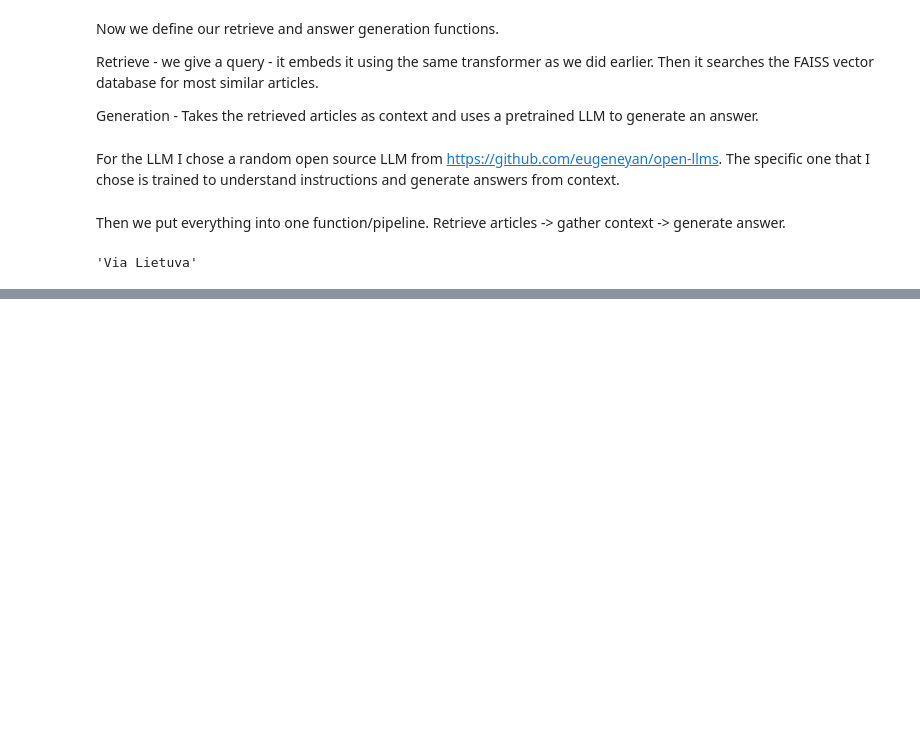
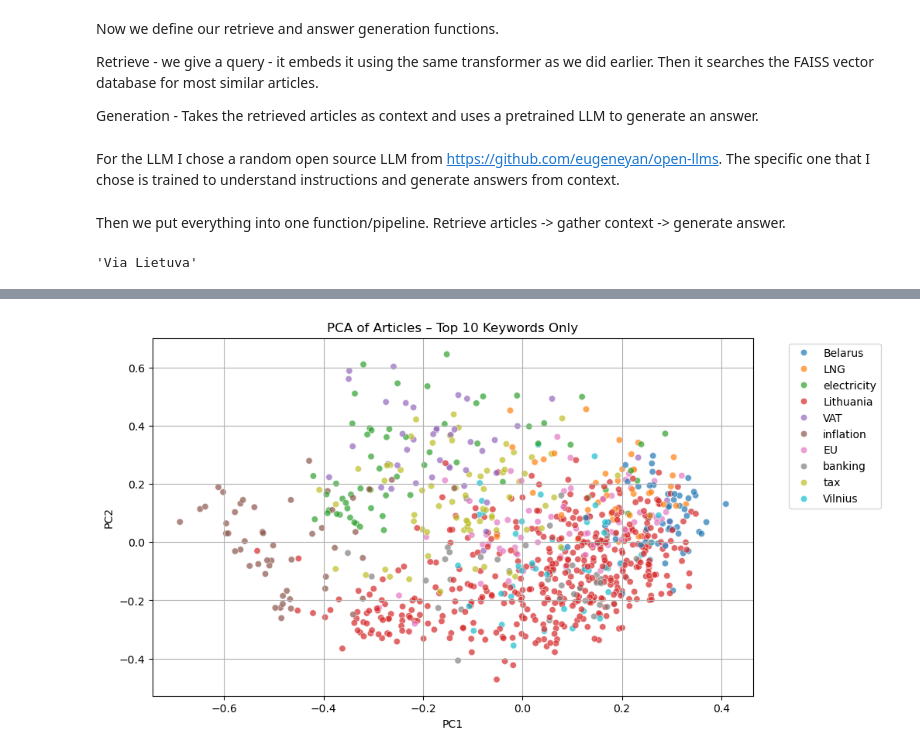
Before and after one commit to RolandGulbinovic/deep_learning, a Jupyter notebook: Task_2.ipynb, the cells around one changed output, grey strips where cells are left out. Saved outputs shown, nothing was run; the diff lists cells and outputs as text; code cells hidden in the pictures; blank space fills up the shorter version.

```diff
--- a/Task_2.ipynb
+++ b/Task_2.ipynb
@@ -264,0 +266,11 @@ People: ['Vilius Šapoka', 'Gintautas Pangonis']
+# %%
+for i, article in enumerate(articles):
+    print(f"Extracting keywords for article {i + 1}/{len(articles)}")
+
+    prompt = build_article_keyword_prompt(article)
+    response = query_ollama_structured(prompt, model="llama3.2", schema_class=KeywordResponse)
+
+    if response and hasattr(response, "keywords"):
+        article["keywords"] = response.keywords
+    else:
+        article["keywords"] = []
@@ -264,0 +333,25 @@ People: ['Vilius Šapoka', 'Gintautas Pangonis']
+# %%
+label_counts = Counter([a["keywords"][0] if a.get("keywords") else "unknown" for a in articles])
+top_keywords = set([kw for kw, _ in label_counts.most_common(10)])
+
+filtered_embeddings = []
+filtered_labels = []
+
+for i, a in enumerate(articles):
+    if a.get("keywords") and a["keywords"][0] in top_keywords:
+        filtered_embeddings.append(doc_embeddings[i])
+        filtered_labels.append(a["keywords"][0])
+# %%
+X_pca = PCA(n_components=2).fit_transform(np.array(filtered_embeddings))
+
+# Plot
+plt.figure(figsize=(10, 6))
+sns.scatterplot(x=X_pca[:, 0], y=X_pca[:, 1], hue=filtered_labels, palette="tab10", alpha=0.7)
+plt.title("PCA of Articles – Top 10 Keywords Only")
+plt.xlabel("PC1")
+plt.ylabel("PC2")
+plt.legend(bbox_to_anchor=(1.05, 1), loc='upper left')
+plt.grid(True)
+plt.show()
+# %% [output]
+[figure, added]
```
Also changed, not shown: parts of 15 cells of this notebook, 2 other files.
